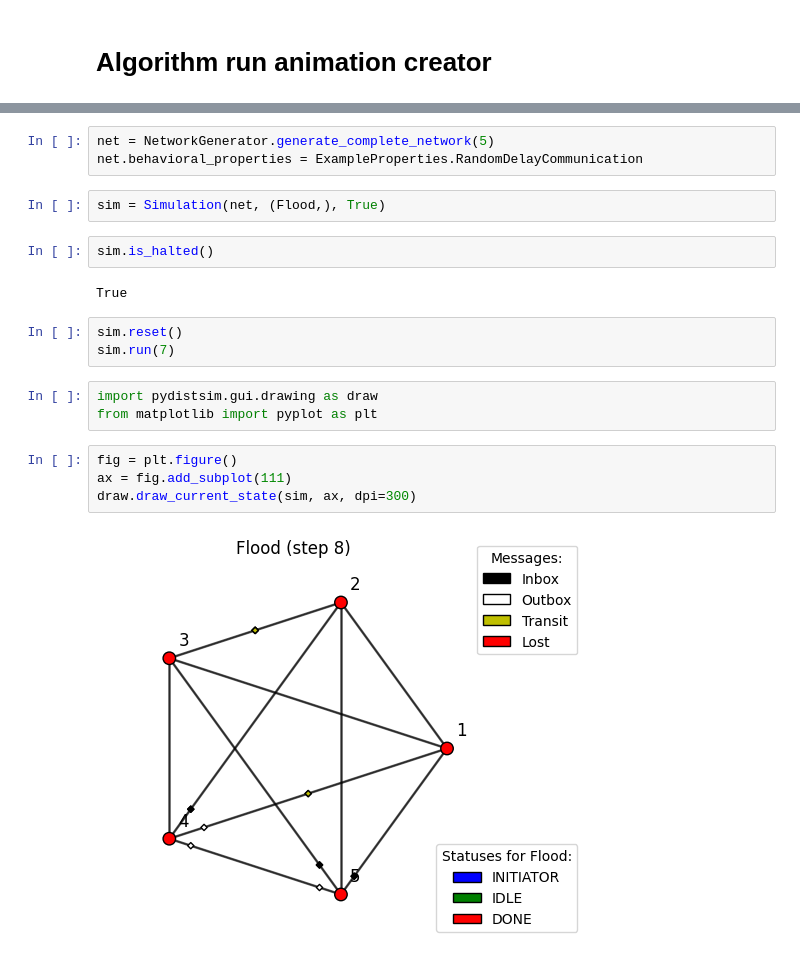
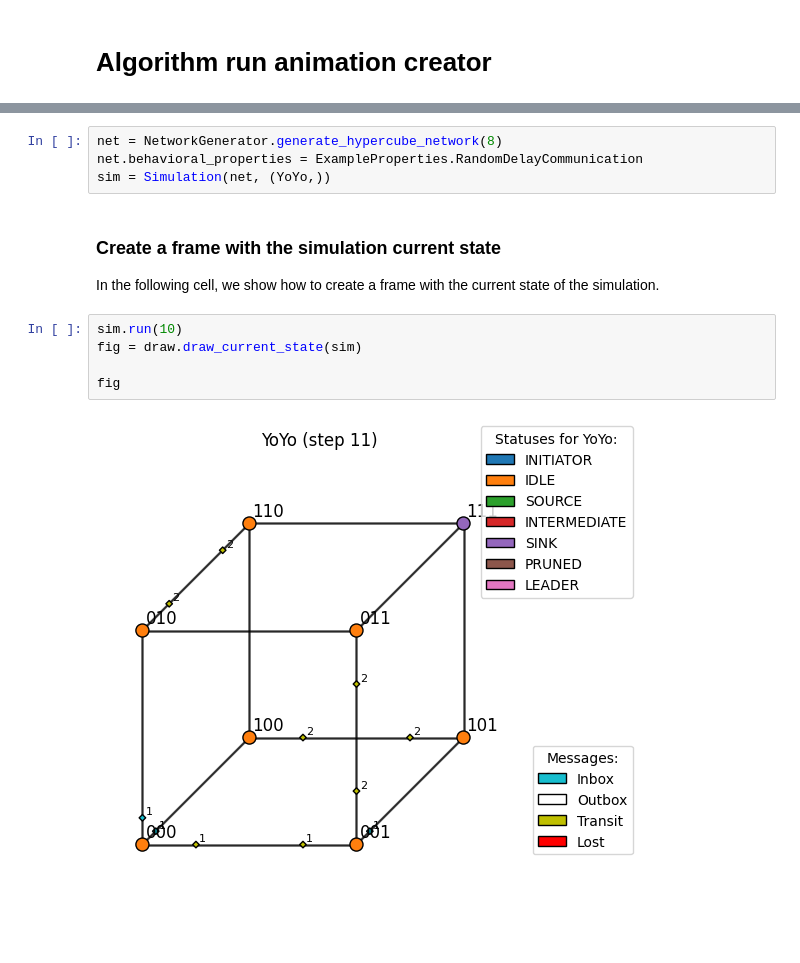
Before and after one commit to agustin-recoba/PyDistSim, a Jupyter notebook: docs/notebooks/animation.ipynb, the cells around one changed output, grey strips where cells are left out. Saved outputs shown, nothing was run; the diff lists cells and outputs as text; blank space fills up the shorter version.

```diff
--- a/docs/notebooks/animation.ipynb
+++ b/docs/notebooks/animation.ipynb
@@ -16,21 +16,15 @@ enable_logger()
 # %%
-net = NetworkGenerator.generate_complete_network(5)
+net = NetworkGenerator.generate_hypercube_network(8)
 net.behavioral_properties = ExampleProperties.RandomDelayCommunication
+sim = Simulation(net, (YoYo,))
-# %%
-sim = Simulation(net, (Flood,), True)
-# %%
-sim.is_halted()
-# %% [output]
-True
-# %%
-sim.reset()
-sim.run(7)
-# %%
-import pydistsim.gui.drawing as draw
-from matplotlib import pyplot as plt
-# %%
-fig = plt.figure()
-ax = fig.add_subplot(111)
-draw.draw_current_state(sim, ax, dpi=300)
-# %% [output]
-[figure, removed]
+# %% [markdown]
+### Create a frame with the simulation current state
+
+In the following cell, we show how to create a frame with the current state of the simulation.
+# %%
+sim.run(10)
+fig = draw.draw_current_state(sim)
+
+fig
+# %% [output]
+[figure, added]
```
Also changed, not shown: parts of 9 cells of this notebook, 5 other files.
